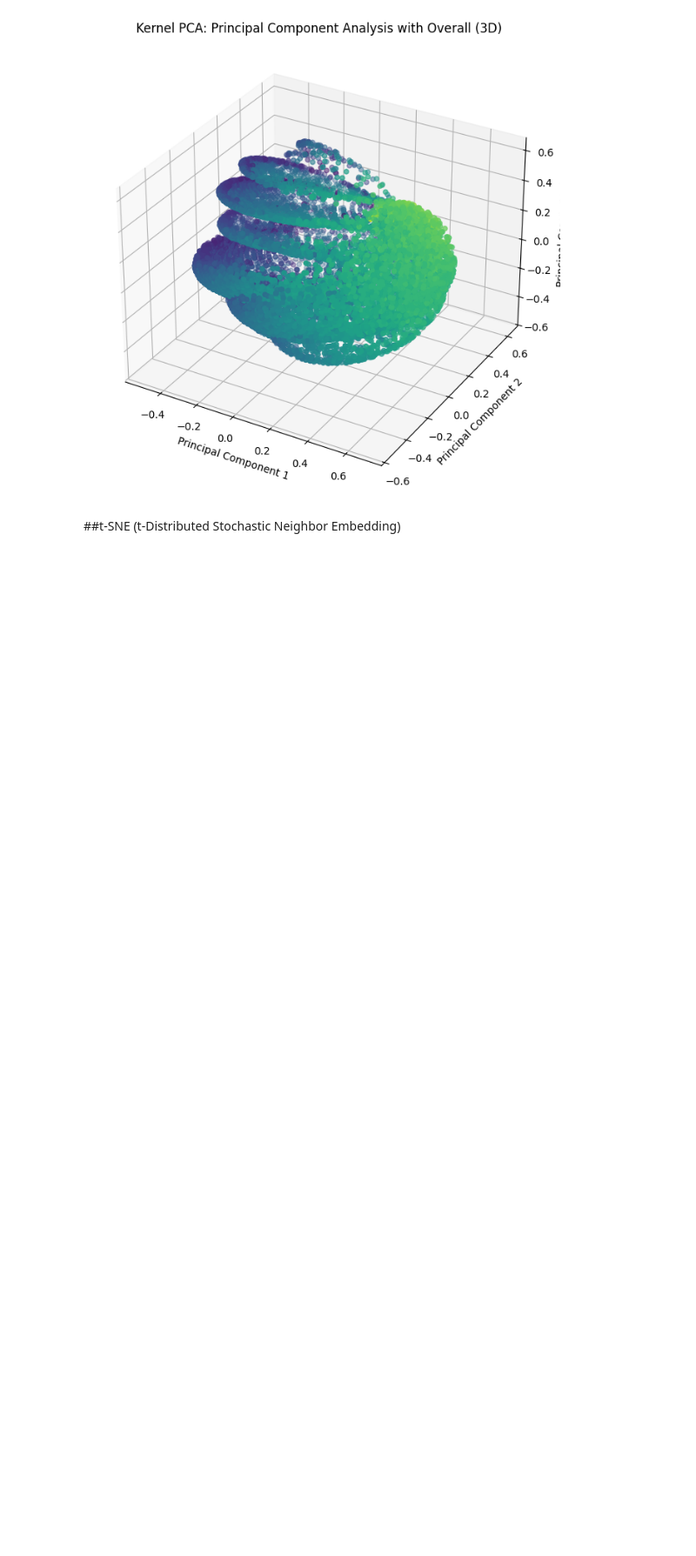
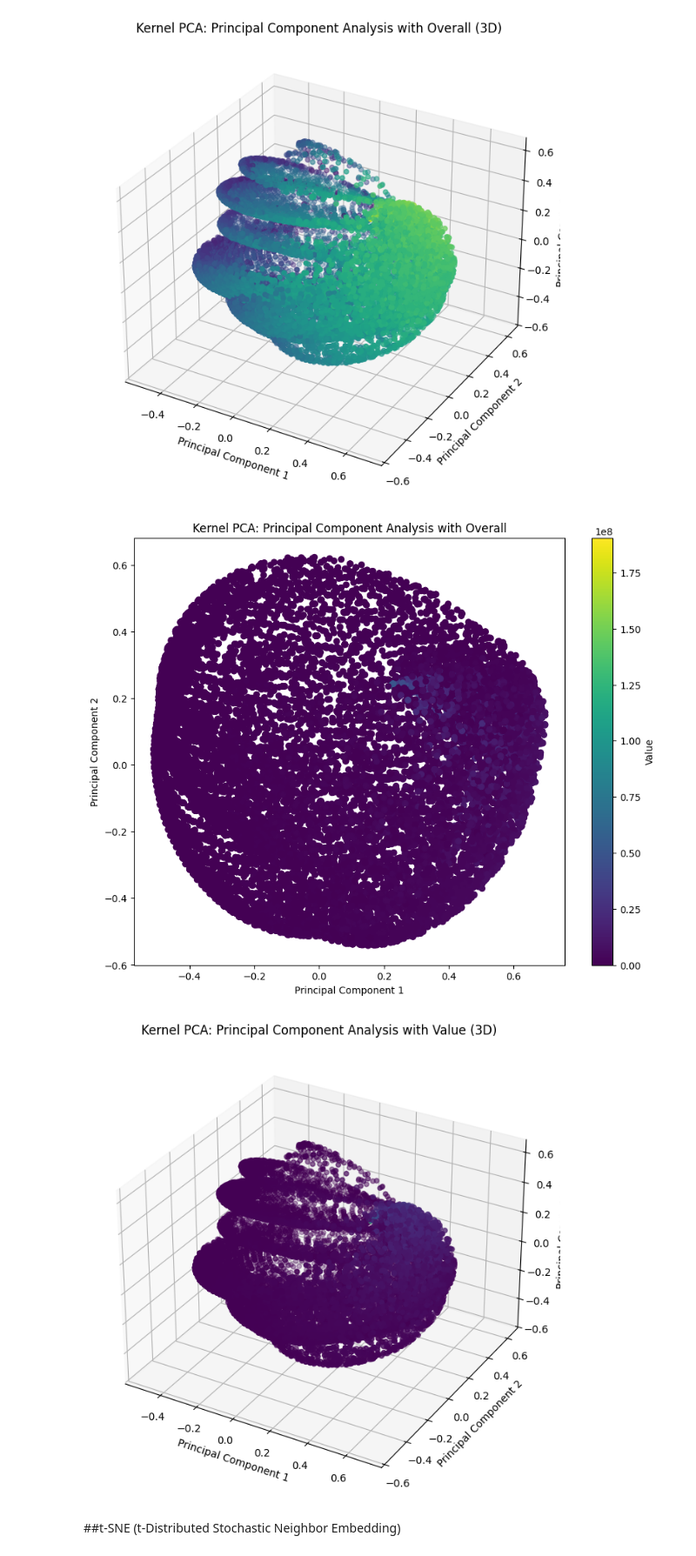
Before and after one commit to jmparradov/Machine-Learning-II---Talleres, a Jupyter notebook: Taller_2_Machine_Learning_2.ipynb, the cells around one changed output. Shown at 87% size. Saved outputs shown, nothing was run; the diff lists cells and outputs as text; code cells hidden in the pictures; blank space fills up the shorter version.

```diff
--- a/Taller_2_Machine_Learning_2.ipynb
+++ b/Taller_2_Machine_Learning_2.ipynb
@@ -282,6 +251,39 @@ plt.show()
 4       N. Barella
 [figure]
 [figure]
+# %%
+# Assuming principalDf_kpca is your DataFrame with 'principal component 1', 'principal component 2', and 'Name' columns
+
+plt.figure(figsize=(10, 8))
+
+# Scatter plot with color based on 'Overall' column
+plt.scatter(principalDf_kpca['principal component 1'], principalDf_kpca['principal component 2'],
+            c=df['Value'], cmap='viridis')
+
+plt.xlabel('Principal Component 1')
+plt.ylabel('Principal Component 2')
+plt.title('Kernel PCA: Principal Component Analysis with Overall')
+plt.colorbar(label='Value')
+
+plt.show()
+
+
+# If you want to plot in 3D
+
+fig = plt.figure(figsize=(10, 8))
+ax = fig.add_subplot(111, projection='3d')
+
+ax.scatter(principalDf_kpca['principal component 1'], principalDf_kpca['principal component 2'], principalDf_kpca['principal component 3'],
+            c=df['Value'], cmap='viridis')
+
+ax.set_xlabel('Principal Component 1')
+ax.set_ylabel('Principal Component 2')
+ax.set_zlabel('Principal Component 3')
+ax.set_title('Kernel PCA: Principal Component Analysis with Value (3D)')
+plt.show()
+# %% [output]
+[figure, added]
+[figure, added]
 # %% [markdown]
 
 ##t-SNE (t-Distributed Stochastic Neighbor Embedding)
```
Also changed, not shown: parts of 6 cells of this notebook.
